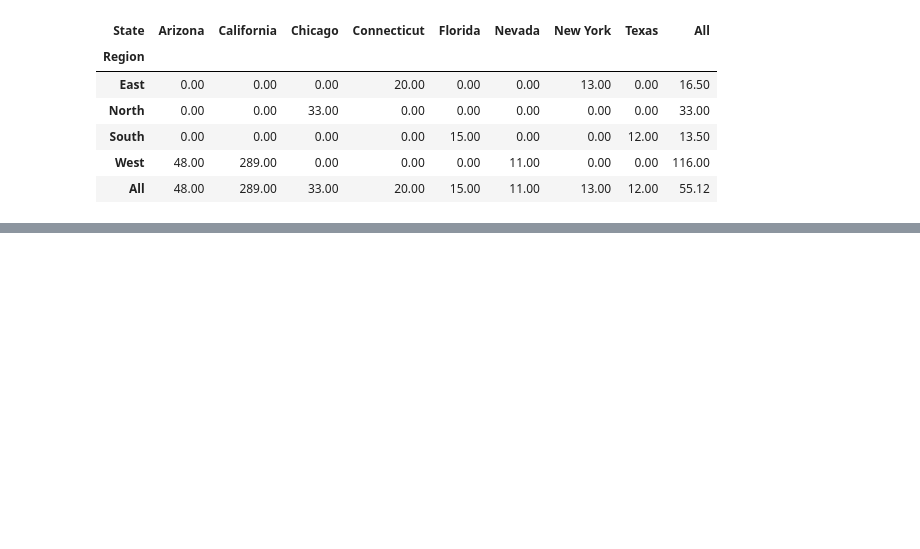
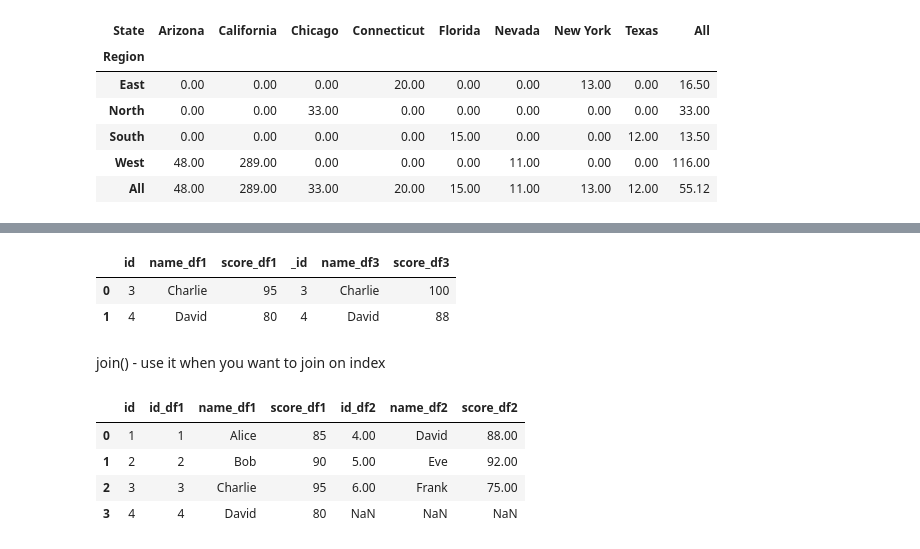
Before and after one commit to aishwarya-12/Anaconda_pratice, a Jupyter notebook: pandas_practice.ipynb, the cells around one changed output, grey strips where cells are left out. Saved outputs shown, nothing was run; the diff lists cells and outputs as text; code cells hidden in the pictures; blank space fills up the shorter version.

```diff
--- a/pandas_practice.ipynb
+++ b/pandas_practice.ipynb
@@ -554,0 +557,7 @@ pd.pivot_table(
+# %%
+df1 = pd.DataFrame({
+    'id': [1, 2, 3, 4],
+    'name': ['Alice', 'Bob', 'Charlie', 'David'],
+    'score': [85, 90, 95, 80]
+})
+df1
@@ -554,0 +570,7 @@ pd.pivot_table(
+# %%
+df2 = pd.DataFrame({
+    'id': [3, 4, 5, 6],
+    'name': ['Charlie', 'David', 'Eve', 'Frank'],
+    'score': [100, 88, 92, 75]
+})
+df2
@@ -554,0 +626,16 @@ pd.pivot_table(
+# %%
+pd.merge(df1,df3, left_on='id', right_on = '_id',suffixes=('_df1','_df3'))        #when key columns of data frames have different names
+# %% [output]
+|  | id | name_df1 | score_df1 | _id | name_df3 | score_df3 |
+| 0 | 3 | Charlie | 95 | 3 | Charlie | 100 |
+| 1 | 4 | David | 80 | 4 | David | 88 |
+# %% [markdown]
+join()  - use it when you want to join on index
+# %%
+df1.join(df2,lsuffix='_df1',rsuffix='_df2',on = 'id')
+# %% [output]
+|  | id | id_df1 | name_df1 | score_df1 | id_df2 | name_df2 | score_df2 |
+| 0 | 1 | 1 | Alice | 85 | 4.00 | David | 88.00 |
+| 1 | 2 | 2 | Bob | 90 | 5.00 | Eve | 92.00 |
+| 2 | 3 | 3 | Charlie | 95 | 6.00 | Frank | 75.00 |
+| 3 | 4 | 4 | David | 80 | NaN | NaN | NaN |
```
Also changed, not shown: parts of 27 cells of this notebook.
